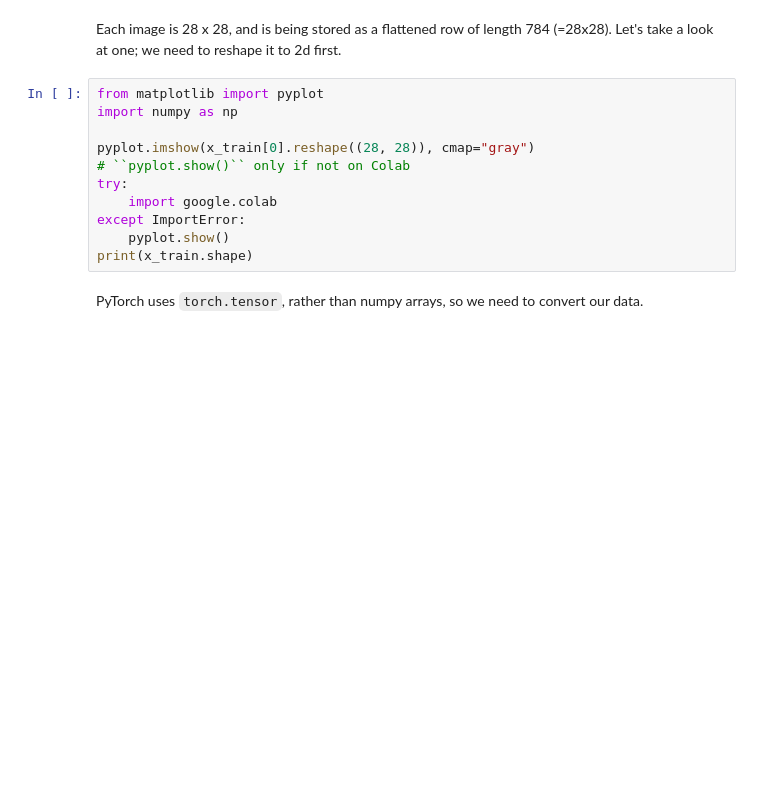
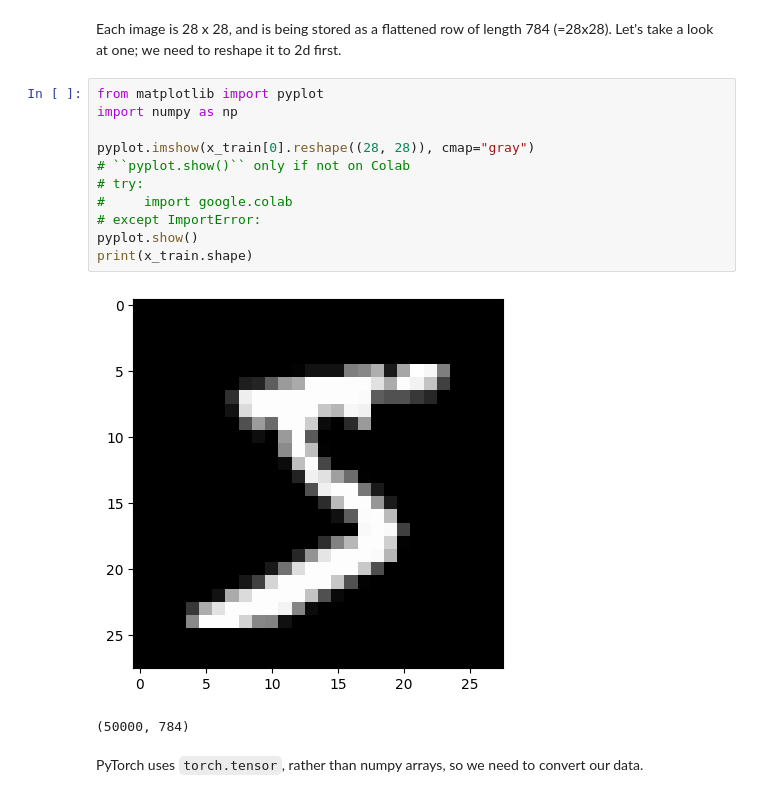
Before and after one commit to mohammad-albarham/deep_learning_pytorch, a Jupyter notebook: nn_tutorial.ipynb, the cells around one changed output. Saved outputs shown, nothing was run; the diff lists cells and outputs as text; blank space fills up the shorter version.

```diff
--- a/nn_tutorial.ipynb
+++ b/nn_tutorial.ipynb
@@ -79,14 +79,17 @@ first.
 # %%
 from matplotlib import pyplot
 import numpy as np
 
 pyplot.imshow(x_train[0].reshape((28, 28)), cmap="gray")
 # ``pyplot.show()`` only if not on Colab
-try:
-    import google.colab
-except ImportError:
-    pyplot.show()
+# try:
+#     import google.colab
+# except ImportError:
+pyplot.show()
 print(x_train.shape)
+# %% [output]
+[figure, added]
+(50000, 784)
 # %% [markdown]
 PyTorch uses `torch.tensor`, rather than numpy arrays, so we need to
 convert our data.
```
Also changed, not shown: parts of 23 cells of this notebook, 2 other files.
